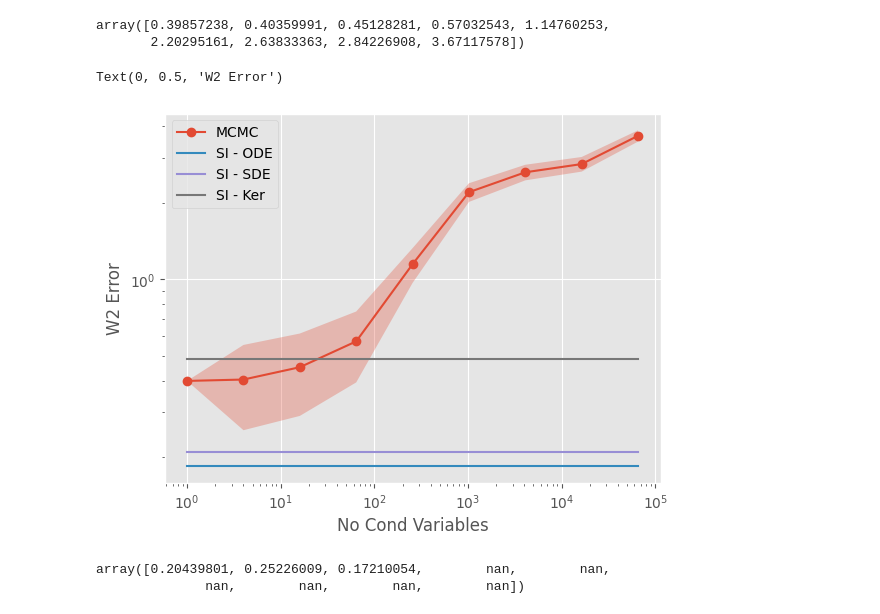
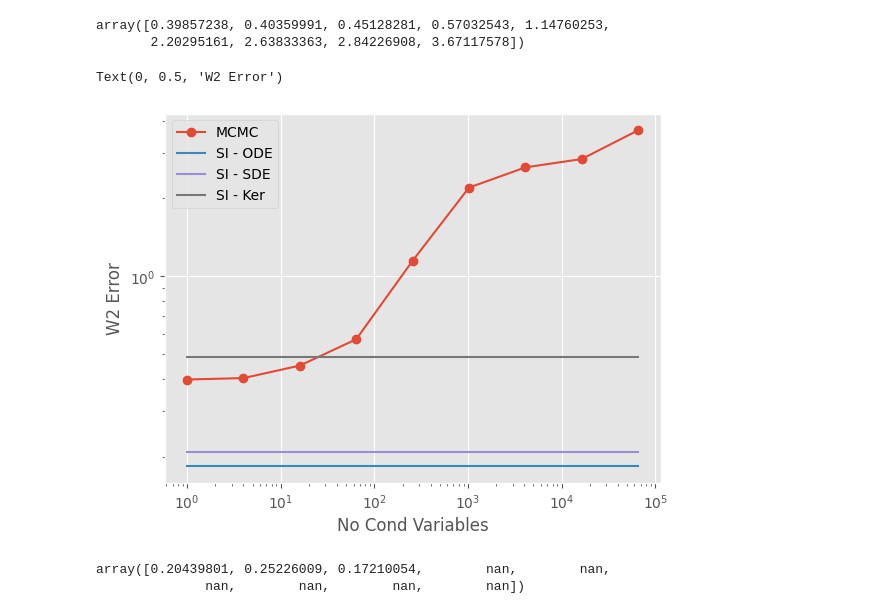
Before and after one commit to abjohnson117/TransportVsMcmcExperiments, a Jupyter notebook: banana/budget_test.ipynb, the cells around one changed output. Cells and saved outputs as stored; diff of their text form; code cells hidden in the pictures.

Commit message:
Adding latest results for mcmc and figures

```diff
--- a/banana/budget_test.ipynb
+++ b/banana/budget_test.ipynb
@@ -79,19 +61,19 @@ array([0.39857238, 0.40359991, 0.45128281, 0.57032543, 1.14760253,
        2.20295161, 2.63833363, 2.84226908, 3.67117578])
 # %%
 plt.plot(conditioning_list, wd_mcmc_means, label="MCMC", marker="o")
-plt.fill_between(conditioning_list, wd_mcmc_means - wd_mcmc_stds, wd_mcmc_means + wd_mcmc_stds, alpha=0.3)
+# plt.fill_between(conditioning_list, wd_mcmc_means - wd_mcmc_stds, wd_mcmc_means + wd_mcmc_stds, alpha=0.3)
 plt.plot(conditioning_list, np.mean(wd_means) * np.ones(9), label="SI - ODE")
 plt.plot(conditioning_list, np.mean(wd_sde_means[:3]) * np.ones(9), label="SI - SDE")
 plt.plot(conditioning_list, np.mean(wd_ker_means) * np.ones(9), label="SI - Ker")
 # plt.axhline(np.mean(wd_nn_array).item(), label="SI")
 plt.legend()
 plt.yscale("log")
 plt.xscale("log")
 plt.xlabel("No Cond Variables")
 plt.ylabel("W2 Error")
 # %% [output]
 Text(0, 0.5, 'W2 Error')
-[figure, old version]
+[figure, new version]
 # %%
 wd_sde_means
 # %% [output]
```
Also changed, not shown: parts of 2 cells of this notebook, 24 other files.
